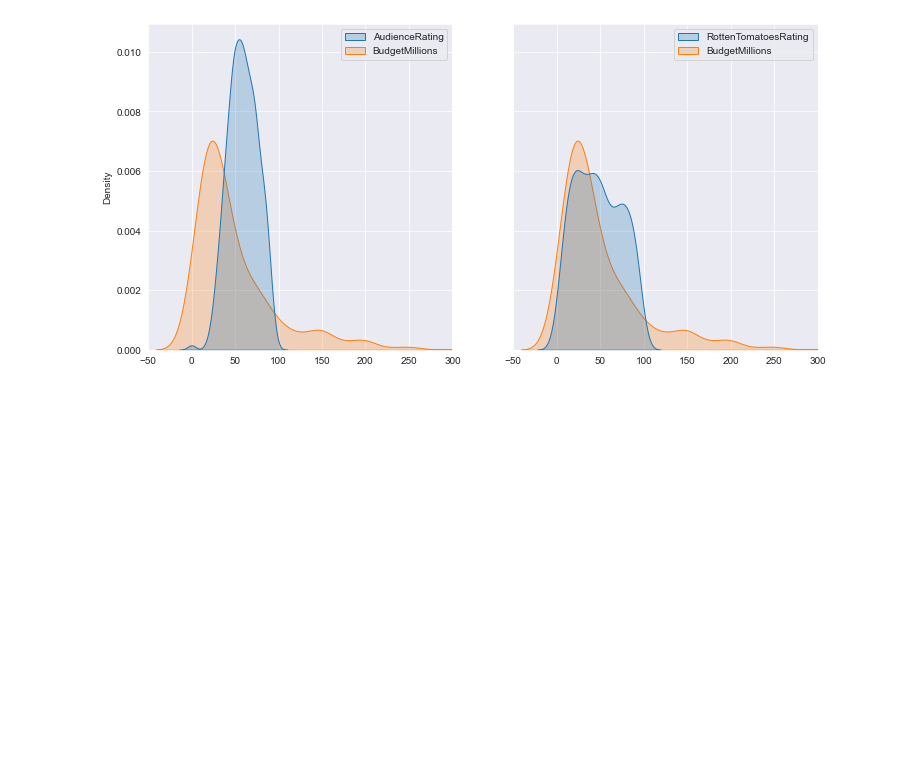
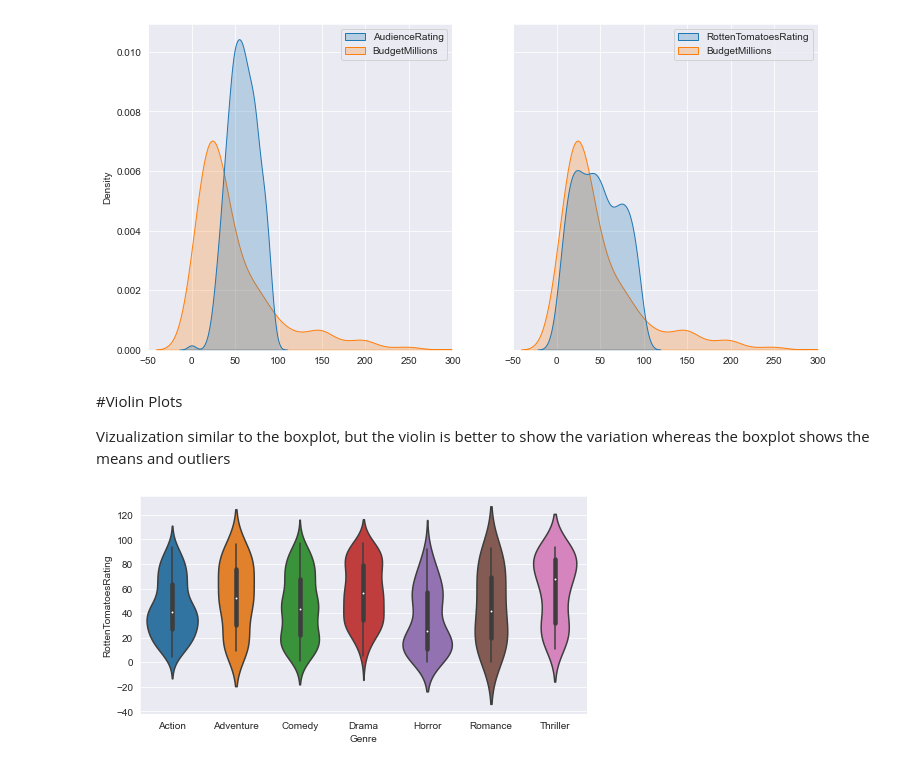
Before and after one commit to GiOvAnNa740/PythonNotebooks, a Jupyter notebook: Python_A_Z_For_Data_science/notes.ipynb, the cells around one changed output. Saved outputs shown, nothing was run; the diff lists cells and outputs as text; code cells hidden in the pictures; blank space fills up the shorter version.

```diff
--- a/Python_A_Z_For_Data_science/notes.ipynb
+++ b/Python_A_Z_For_Data_science/notes.ipynb
@@ -345,3 +345,11 @@ k1.set(xlim=(-50, 300))
 # %% [output]
 [(-50.0, 300.0)]
 [figure]
+# %% [markdown]
+#Violin Plots
+
+Vizualization similar to the boxplot, but the violin is better to show the variation whereas the boxplot shows the means and outliers
+# %%
+vlin1 = sns.violinplot(data=movies, x='Genre', y='RottenTomatoesRating')
+# %% [output]
+[figure, added]
```
Also changed, not shown: parts of 17 cells of this notebook.
